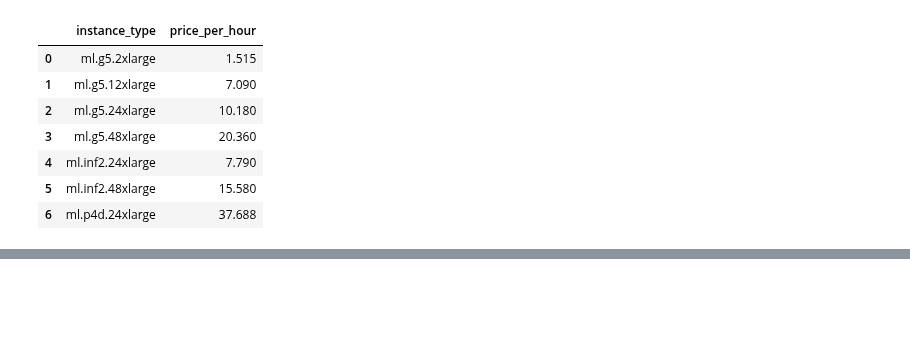
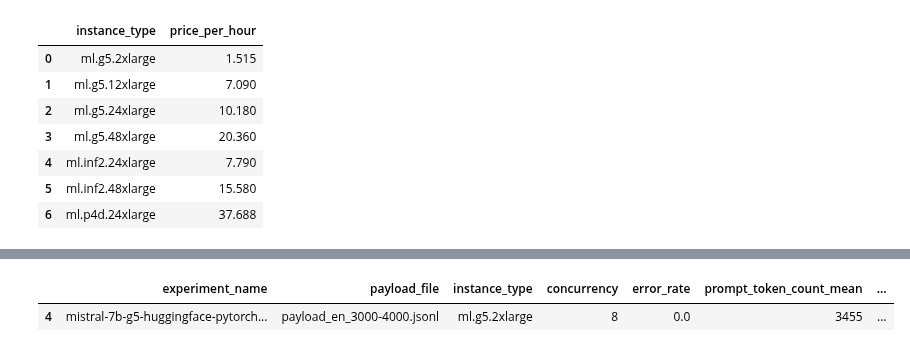
Before and after one commit to aws-samples/foundation-model-benchmarking-tool, a Jupyter notebook: 4_model_metric_analysis.ipynb, the cells around one changed output, grey strips where cells are left out. Saved outputs shown, nothing was run; the diff lists cells and outputs as text; code cells hidden in the pictures; blank space fills up the shorter version.

```diff
--- a/4_model_metric_analysis.ipynb
+++ b/4_model_metric_analysis.ipynb
@@ -499,3 +510,8 @@ sns_plot
+# %%
+display(df_summary_metrics_best_option_instance_type)
+# %% [output]
+|  | experiment_name | payload_file | instance_type | concurrency | error_rate | prompt_token_count_mean | ... |
+| 4 | mistral-7b-g5-huggingface-pytorch... | payload_en_3000-4000.jsonl | ml.g5.2xlarge | 8 | 0.0 | 3455 | ... |
 # %%
 BUSINESS_SUMMARY: str = """We did performance benchmarking for the `{model_name}` model on "{instance_types}" instance{plural} on multiple datasets and based on the test results the best price performance for dataset `{ds}` is provided by the `{selected_instance_type}` instance type.  {mkdn_table}
 
```
Also changed, not shown: parts of 17 cells of this notebook, 16 other files.
